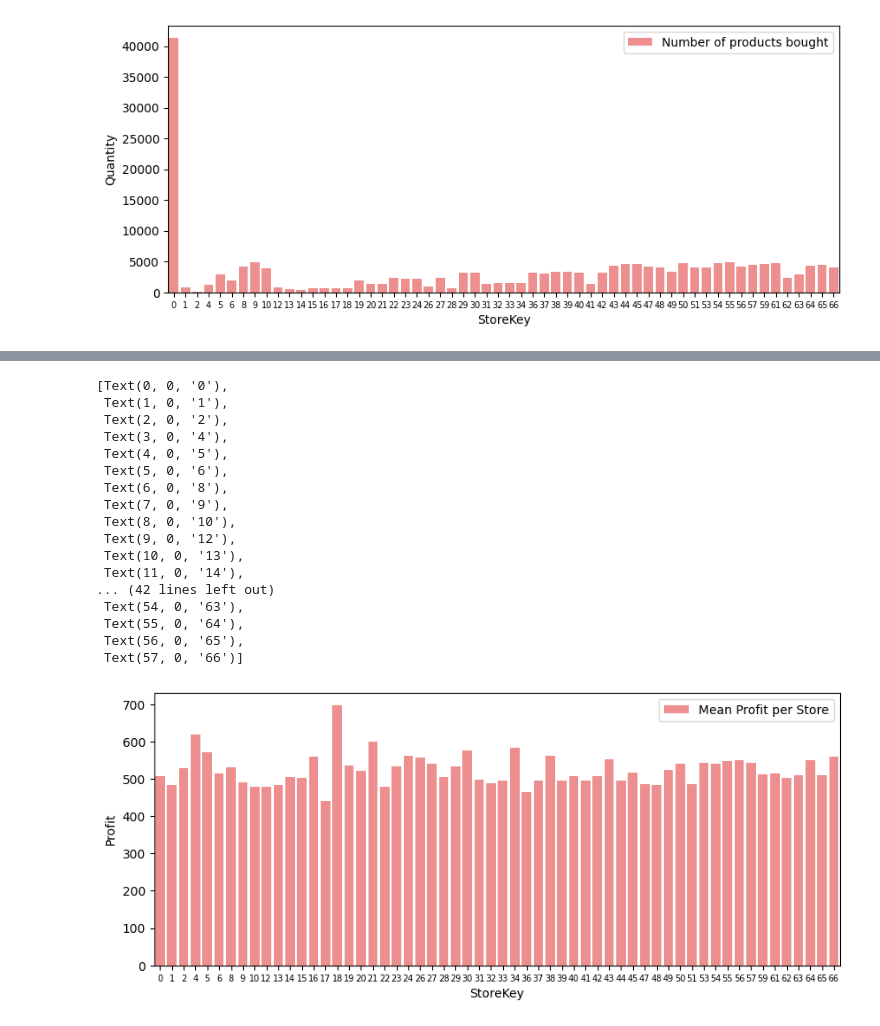
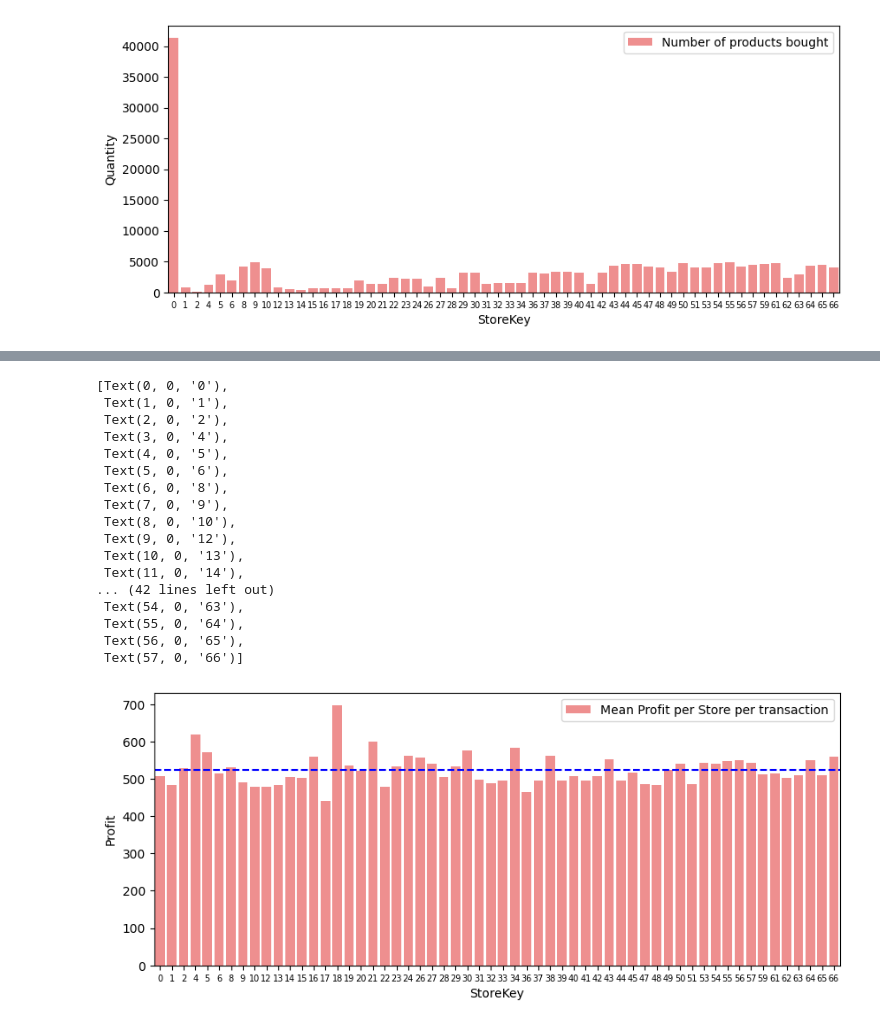
Before and after one commit to Hubert-Pierzchalski/Electronic_Store_Data_Vis, a Jupyter notebook: main.ipynb, the cells around one changed output, grey strips where cells are left out. Cells and saved outputs as stored; diff of their text form; code cells hidden in the pictures.

```diff
--- a/main.ipynb
+++ b/main.ipynb
@@ -17,0 +32,4 @@ Stores = pd.read_csv('Stores.csv', encoding='mac_roman')
+# %%
+Sales.info()
+Sales["Order Date"] = pd.to_datetime(Sales["Order Date"], format="%m/%d/%Y")
+Sales['YearMonth'] = Sales['Order Date'].dt.to_period('M') # Format: YYYY-MM (as a Period)
@@ -259,23 +308,24 @@ ax.set_xticklabels(ax.get_xticklabels(), fontsize=7)#, rotation=40, ha="right"
 # %%
 plt.figure(figsize=(10,4))
-ax = sns.barplot(x="StoreKey", y="Profit", data=avg_profit_per_store, color='red', label='Mean Profit per Store', alpha=0.5)
+ax = sns.barplot(x="StoreKey", y="Profit", data=avg_profit_per_store, color='red', label='Mean Profit per Store per transaction', alpha=0.5)
+ax.axhline(avg_profit_per_store["Profit"].mean(), color='blue', linestyle='--', label='Average value')
 ax.set_xticklabels(ax.get_xticklabels(), fontsize=7)#, rotation=40, ha="right"
 # %% [output]
 [Text(0, 0, '0'),
  Text(1, 0, '1'),
  Text(2, 0, '2'),
  Text(3, 0, '4'),
  Text(4, 0, '5'),
  Text(5, 0, '6'),
  Text(6, 0, '8'),
  Text(7, 0, '9'),
  Text(8, 0, '10'),
  Text(9, 0, '12'),
  Text(10, 0, '13'),
  Text(11, 0, '14'),
 ... (42 lines left out)
  Text(54, 0, '63'),
  Text(55, 0, '64'),
  Text(56, 0, '65'),
  Text(57, 0, '66')]
-[figure, old version]
+[figure, new version]
```
Also changed, not shown: parts of 21 cells of this notebook.
